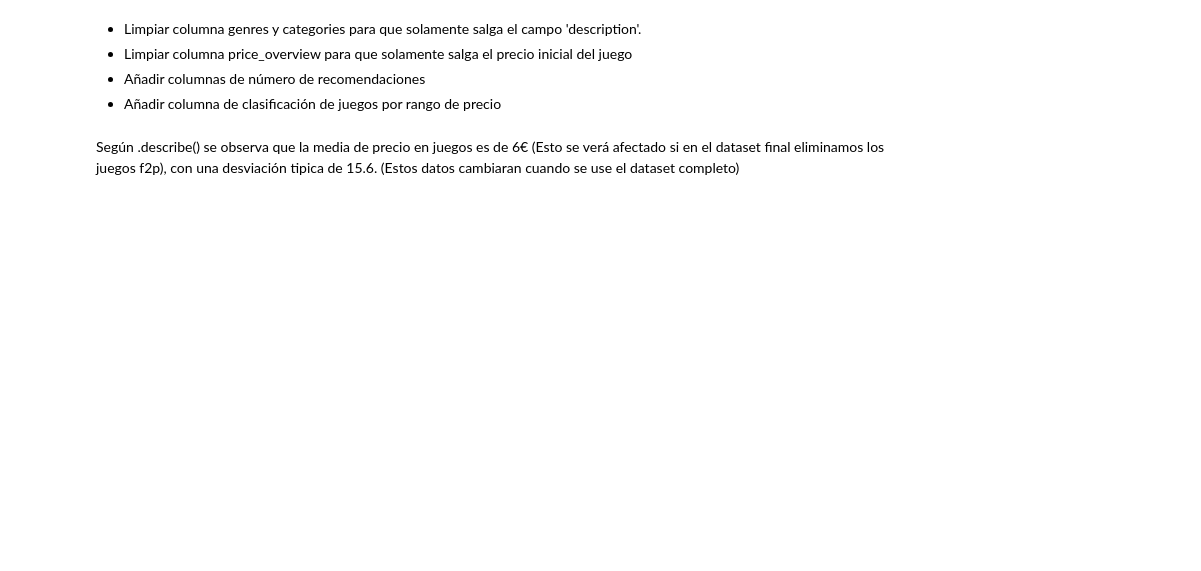
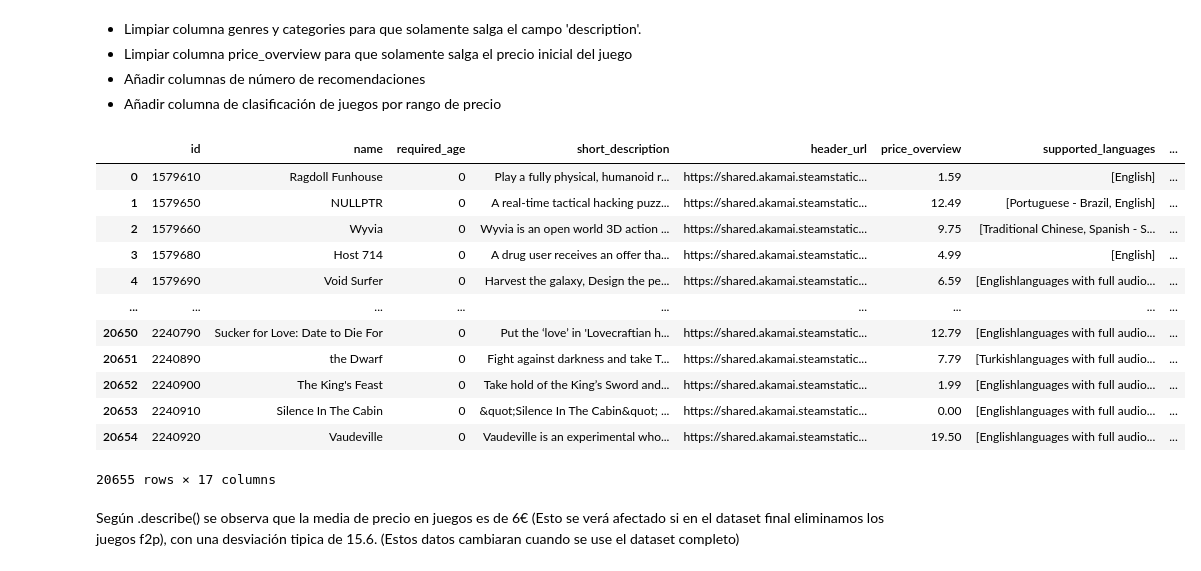
Before and after one commit to UCM-GIDIA-PD1/c2526-R4, a Jupyter notebook: src/2_Analisis/Analisis_distribucion_precios.ipynb, the cells around one changed output. Drawn from its saved outputs; the diff is of its cells as text; code cells hidden in the pictures; blank space fills up the shorter version.

```diff
--- a/src/2_Analisis/Analisis_distribucion_precios.ipynb
+++ b/src/2_Analisis/Analisis_distribucion_precios.ipynb
@@ -19,7 +19,7 @@ data_dir = base_dir / 'data' # cd data
 
 # No usa variable de entorno pues la ruta será el archivo final con todos los juegos,
 # no partes individuales de cada identificador
-ruta = Path(data_dir / f'info_steam_games_6.json.gz')
+ruta = Path(data_dir / f'info_steam_games_3.json.gz')
 
 if not ruta.exists():
     raise FileNotFoundError(f'No se encuentra la ruta: {ruta}')
@@ -51,36 +79,50 @@ def get_genres(x):
         return []
     return [g.get('description') for g in genres if isinstance(g, dict)]
 
 def get_categories(x):
     if not isinstance(x, dict):
         return []
-    genres = x.get('categories', [])
-    if not isinstance(genres, list):
+    categories = x.get('categories', [])
+    if not isinstance(categories, list):
         return []
-    return [g.get('description') for g in genres if isinstance(g, dict)]
+    return [g.get('description') for g in categories if isinstance(g, dict)]
 
 def price_range(x):
     if x == 0:
         return 'Free'
     elif x > 0 and x < 20:
         return '[0.01,19.99]'
     elif x >= 20 and x < 40:
         return '[20,39.99]'
     elif x >= 40:
         return '>40'
 
 
 df['genres'] = df['appdetails'].apply(lambda x: get_genres(x))
 df['categories'] = df['appdetails'].apply(lambda x: get_categories(x))
 df['price_overview'] = df['price_overview'].apply(lambda x: x.get('initial')/100)
 df['price_range'] = df['price_overview'].apply(lambda x: price_range(x))
 
 # df['recomendaciones_positivas'] = df['appreviewhistogram'].apply(lambda x: x.get('rollups').get('recommendations_up') if isinstance(x, dict) & isinstance(x.get('rollups'), dict) else None)
 # df['recomendaciones_negativas'] = df['appreviewhistogram'].apply(lambda x: x.get('rollups').get('recommendations_down') if isinstance(x, dict) & isinstance(x.get('rollups'), dict) else None)
 # df['recomendaciones_totales'] = df['recomendaciones_negativas'] + df['recomendaciones_positivas']
 
 df.drop(columns=['appdetails', 'appreviewhistogram'], inplace=True, errors='ignore')
 df
+# %% [output]
+|  | id | name | required_age | short_description | header_url | price_overview | supported_languages | ... |
+| 0 | 1579610 | Ragdoll Funhouse | 0 | Play a fully physical, humanoid r... | https://shared.akamai.steamstatic... | 1.59 | [English] | ... |
+| 1 | 1579650 | NULLPTR | 0 | A real-time tactical hacking puzz... | https://shared.akamai.steamstatic... | 12.49 | [Portuguese - Brazil, English] | ... |
+| 2 | 1579660 | Wyvia | 0 | Wyvia is an open world 3D action ... | https://shared.akamai.steamstatic... | 9.75 | [Traditional Chinese, Spanish - S... | ... |
+| 3 | 1579680 | Host 714 | 0 | A drug user receives an offer tha... | https://shared.akamai.steamstatic... | 4.99 | [English] | ... |
+| 4 | 1579690 | Void Surfer | 0 | Harvest the galaxy, Design the pe... | https://shared.akamai.steamstatic... | 6.59 | [Englishlanguages with full audio... | ... |
+| ... | ... | ... | ... | ... | ... | ... | ... | ... |
+| 20650 | 2240790 | Sucker for Love: Date to Die For | 0 | Put the ‘love’ in 'Lovecraftian h... | https://shared.akamai.steamstatic... | 12.79 | [Englishlanguages with full audio... | ... |
+| 20651 | 2240890 | the Dwarf | 0 | Fight against darkness and take T... | https://shared.akamai.steamstatic... | 7.79 | [Turkishlanguages with full audio... | ... |
+| 20652 | 2240900 | The King's Feast | 0 | Take hold of the King’s Sword and... | https://shared.akamai.steamstatic... | 1.99 | [Englishlanguages with full audio... | ... |
+| 20653 | 2240910 | Silence In The Cabin | 0 | &quot;Silence In The Cabin&quot; ... | https://shared.akamai.steamstatic... | 0.00 | [Englishlanguages with full audio... | ... |
+| 20654 | 2240920 | Vaudeville | 0 | Vaudeville is an experimental who... | https://shared.akamai.steamstatic... | 19.50 | [Englishlanguages with full audio... | ... |
+20655 rows × 17 columns
 # %%
 df['price_overview'].describe()
 # %% [markdown]
```
Also changed, not shown: parts of 2 cells of this notebook, 5 other files.
